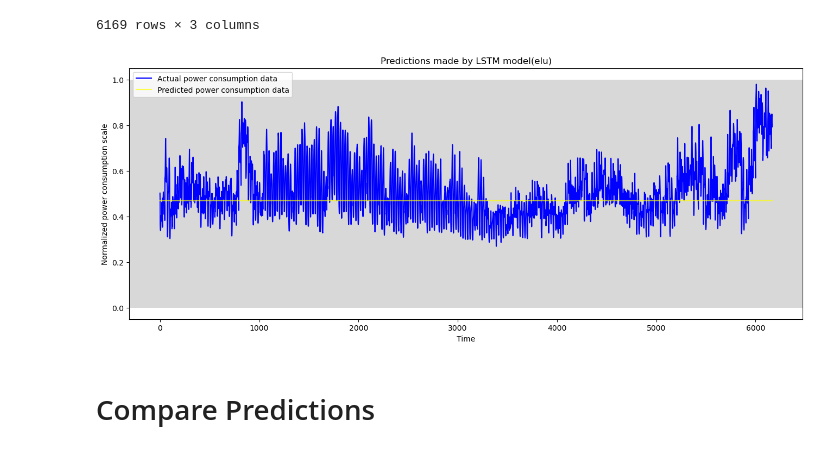
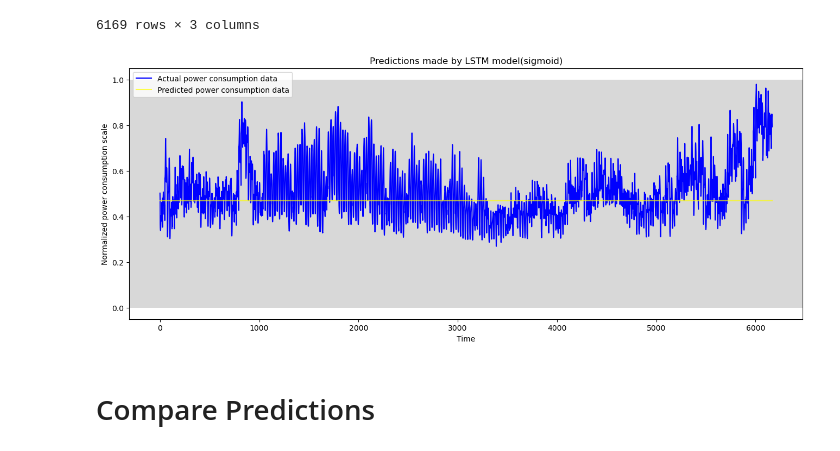
Before and after one commit to BulentKaradeniz/GTU_Deep_Learning_Homeworks, a Jupyter notebook: GTU_DL_project_assingment/sigmoidhourly-energy-consumption-rnn-lstm.ipynb, the cells around one changed output. Cells and saved outputs as stored; diff of their text form; code cells hidden in the pictures.

```diff
--- a/GTU_DL_project_assingment/sigmoidhourly-energy-consumption-rnn-lstm.ipynb
+++ b/GTU_DL_project_assingment/sigmoidhourly-energy-consumption-rnn-lstm.ipynb
@@ -434,15 +434,15 @@ results_LSTM
 # %%
 plt.figure(figsize=(16,6))
 plt.plot(y_test, color='blue',label='Actual power consumption data')
 plt.plot(lstm_predictions, alpha=0.7, color='yellow', label='Predicted power consumption data')
 plt.axhspan(0, 1, facecolor='gray', alpha=0.3)
-plt.title("Predictions made by LSTM model(elu)")
+plt.title("Predictions made by LSTM model(sigmoid)")
 plt.xlabel('Time')
 plt.ylabel('Normalized power consumption scale')
 plt.legend()
 plt.show()
 # %% [output]
-[figure, old version]
+[figure, new version]
 # %% [markdown]
 # Compare Predictions
 # %% [markdown]
```
Also changed, not shown: parts of 2 cells of this notebook, 3 other files.
